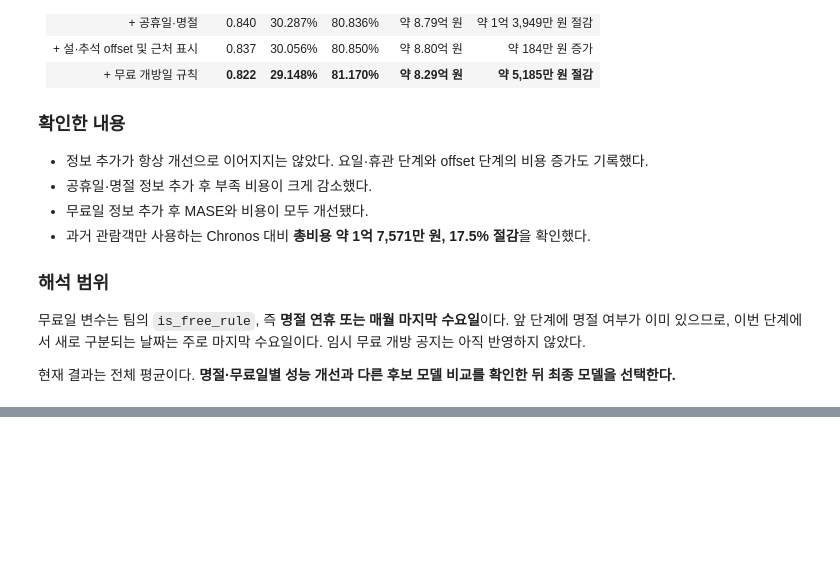
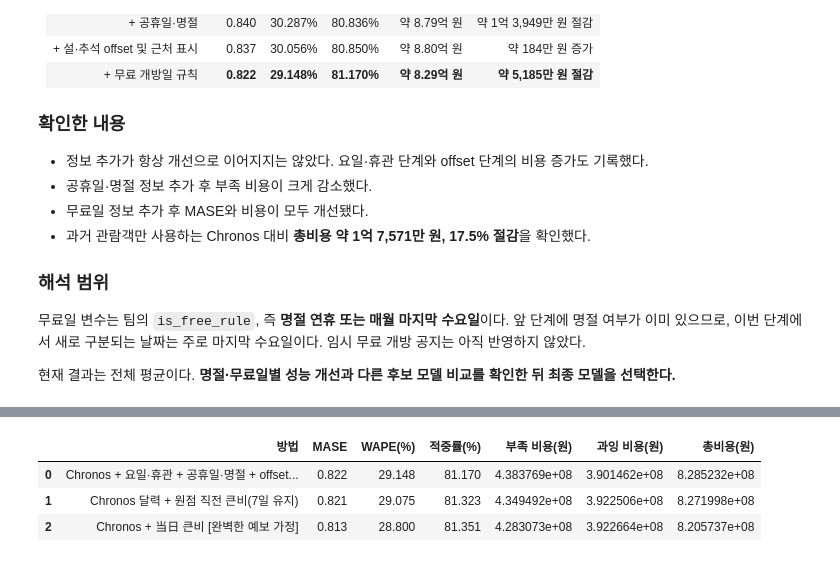
Before and after one commit to ysy3046/ai-data-bootcamp, a Jupyter notebook: project_3_data_모형_검증.ipynb, the cells around one changed output, grey strips where cells are left out. Cells and saved outputs as stored; diff of their text form; code cells hidden in the pictures; blank space fills up the shorter version.

```diff
--- a/project_3_data_모형_검증.ipynb
+++ b/project_3_data_모형_검증.ipynb
@@ -2238,0 +2559,98 @@ display(chronos_fva_summary.round(3))
+# %%
+perfect_panel = weather_panel.merge(
+    model_panel[["date", "site", "precip_mm"]],
+    on=["date", "site"],
+    how="left",
+    validate="one_to_one"
+)
+
+assert perfect_panel["precip_mm"].notna().all()
+
+perfect_panel["today_heavy_rain"] = (
+    perfect_panel["precip_mm"].ge(10).astype(float)
+)
+perfect_panel = perfect_panel.drop(columns="precip_mm")
+
+perfect_dir = Path("outputs/chronos2_perfect_rain")
+perfect_dir.mkdir(parents=True, exist_ok=True)
+
+perfect_results = []
+
+for origin in tqdm(origins, desc="완벽한 예보 가정"):
+    checkpoint = perfect_dir / f"{origin:%Y-%m-%d}.csv"
+
+    if checkpoint.exists():
+        result = pd.read_csv(
+            checkpoint, parse_dates=["origin", "date"]
+        )
+    else:
+        context = perfect_panel.loc[
+            perfect_panel["date"] < origin
+        ].copy()
+
+        # 앞 실험과 같은 원점 직전 큰비 변수 유지
+        _, future = make_weather_inputs(origin)
+
+        # 미래 당일 실측: 완벽한 예보 가정에서만 사용
+        future = future.merge(
+            perfect_panel[["site", "date", "today_heavy_rain"]],
+            on=["site", "date"],
+            how="left",
+            validate="one_to_one"
+        )
+
+        raw = pipeline.predict_df(
+            df=context,
+            future_df=future,
+            id_column="site",
+            timestamp_column="date",
+            target="y",
+            prediction_length=HORIZON,
+            quantile_levels=[0.5, 0.8],
+            cross_learning=False,
+            freq="D"
+        )
+
+        result = format_calendar_result(raw, origin)
+        result["model"] = "chronos2_perfect_rain_assumption"
+        result.to_csv(checkpoint, index=False)
+
+    perfect_results.append(result)
+
+chronos_perfect_predictions = pd.concat(
+    perfect_results, ignore_index=True
+)
+
+assert len(chronos_perfect_predictions) == 8372
+assert not chronos_perfect_predictions.duplicated(
+    ["origin", "site", "date"]
+).any()
+
+perfect_eval = chronos_perfect_predictions.merge(
+    model_panel[["date", "site", "total"]],
+    on=["date", "site"],
+    how="left", validate="many_to_one"
+).merge(
+    scale_table,
+    on=["origin", "site"],
+    how="left", validate="many_to_one"
+)
+
+perfect_summary = pd.DataFrame([
+    evaluate_predictions(
+        perfect_eval,
+        accuracy_col="point_pred",
+        staffing_col="q80",
+        name="Chronos + 当日 큰비 [완벽한 예보 가정]"
+    )
+])
+
+display(pd.concat(
+    [free_summary, weather_summary, perfect_summary],
+    ignore_index=True
+).round(3))
+# %% [output]
+|  | 방법 | MASE | WAPE(%) | 적중률(%) | 부족 비용(원) | 과잉 비용(원) | 총비용(원) |
+| 0 | Chronos + 요일·휴관 + 공휴일·명절 + offset... | 0.822 | 29.148 | 81.170 | 4.383769e+08 | 3.901462e+08 | 8.285232e+08 |
+| 1 | Chronos 달력 + 원점 직전 큰비(7일 유지) | 0.821 | 29.075 | 81.323 | 4.349492e+08 | 3.922506e+08 | 8.271998e+08 |
+| 2 | Chronos + 当日 큰비 [완벽한 예보 가정] | 0.813 | 28.800 | 81.351 | 4.283073e+08 | 3.922664e+08 | 8.205737e+08 |
```
Also changed, not shown: parts of 8 cells of this notebook.
